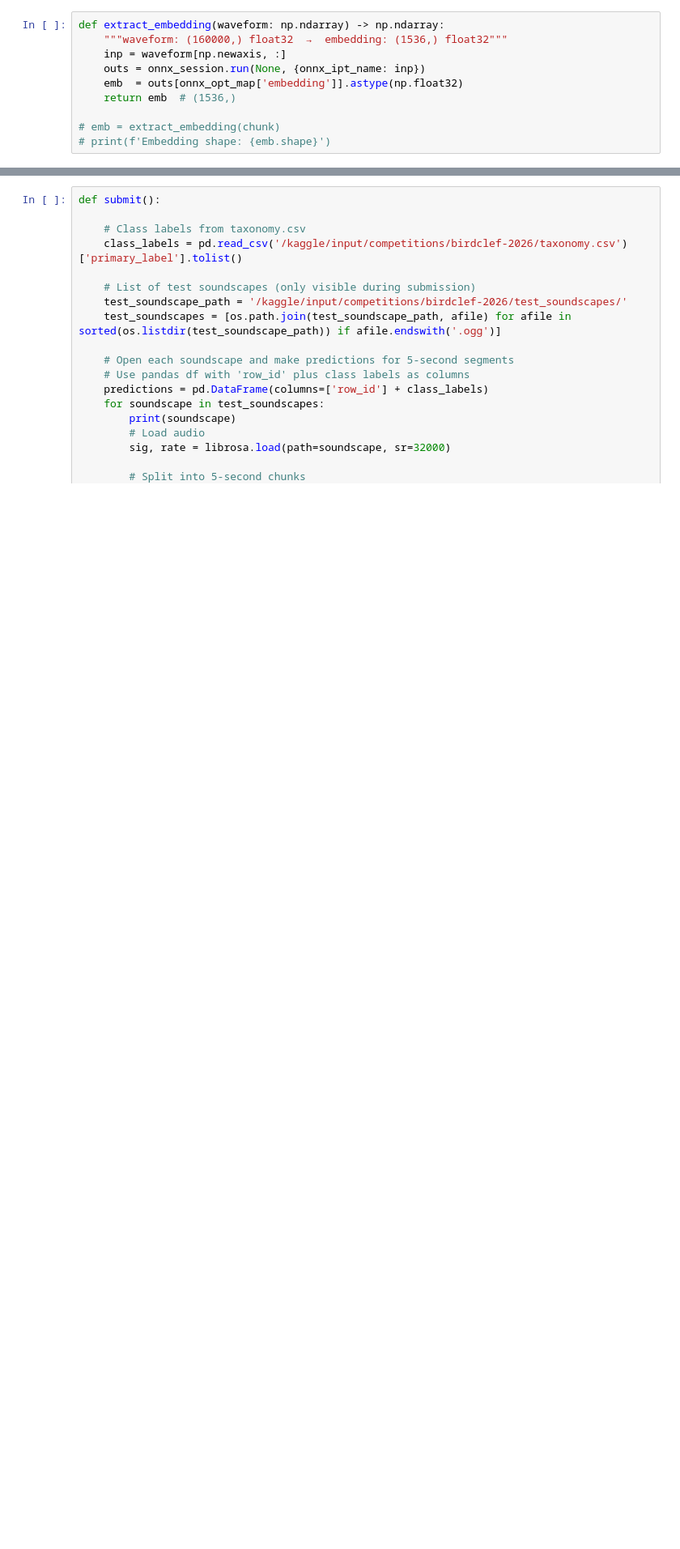
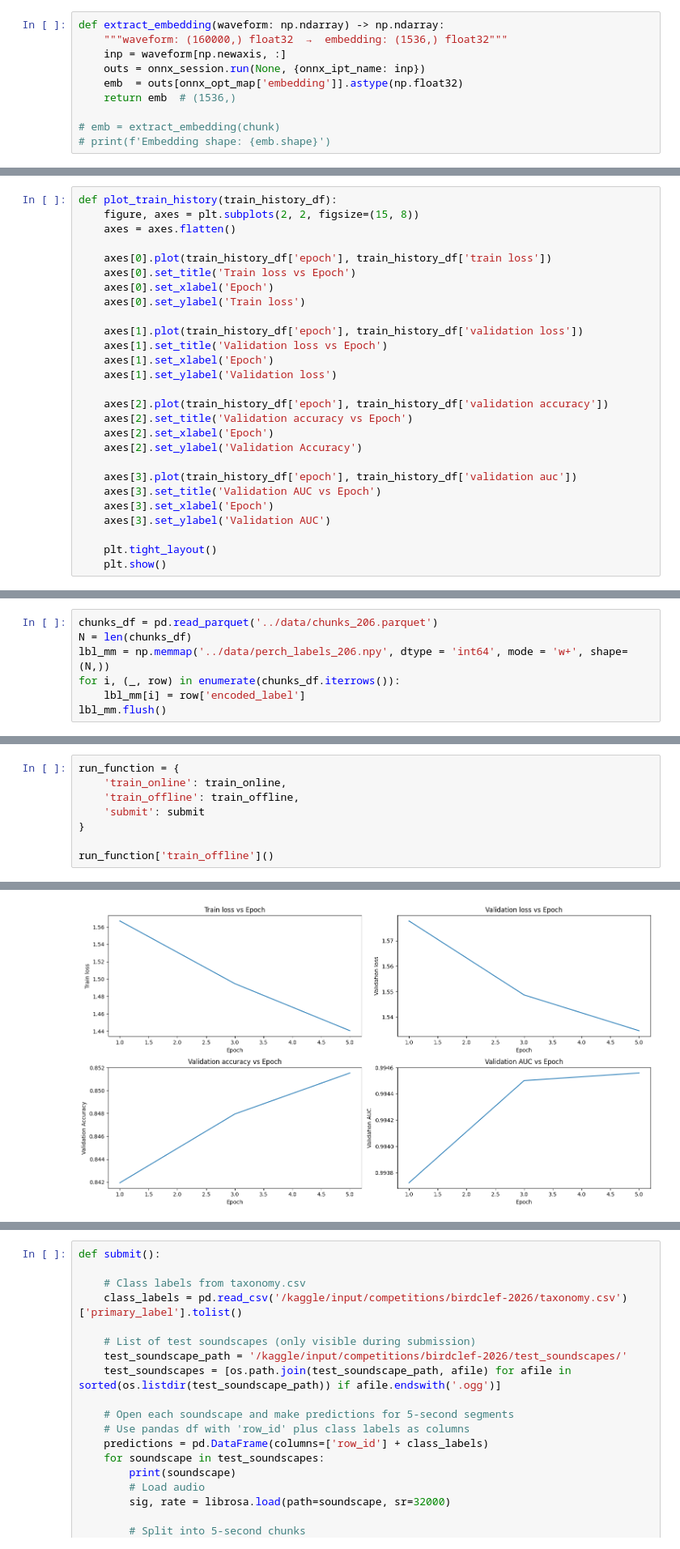
Before and after one commit to GitTurtleDone/BirdCLEF2026, a Jupyter notebook: src/perch-v2-cpu-onnx-head-nb.ipynb, the cells around one changed output, grey strips where cells are left out. Shown at 81% size. Saved outputs shown, nothing was run; the diff lists cells and outputs as text; blank space fills up the shorter version.

Commit message:
Training using ROC AUC

```diff
--- a/src/perch-v2-cpu-onnx-head-nb.ipynb
+++ b/src/perch-v2-cpu-onnx-head-nb.ipynb
@@ -200,0 +123,27 @@ def train():
+# %%
+def plot_train_history(train_history_df):
+    figure, axes = plt.subplots(2, 2, figsize=(15, 8))
+    axes = axes.flatten()
+
+    axes[0].plot(train_history_df['epoch'], train_history_df['train loss'])
+    axes[0].set_title('Train loss vs Epoch')
+    axes[0].set_xlabel('Epoch')
+    axes[0].set_ylabel('Train loss')
+
+    axes[1].plot(train_history_df['epoch'], train_history_df['validation loss'])
+    axes[1].set_title('Validation loss vs Epoch')
+    axes[1].set_xlabel('Epoch')
+    axes[1].set_ylabel('Validation loss')
+
+    axes[2].plot(train_history_df['epoch'], train_history_df['validation accuracy'])
+    axes[2].set_title('Validation accuracy vs Epoch')
+    axes[2].set_xlabel('Epoch')
+    axes[2].set_ylabel('Validation Accuracy')
+
+    axes[3].plot(train_history_df['epoch'], train_history_df['validation auc'])
+    axes[3].set_title('Validation AUC vs Epoch')
+    axes[3].set_xlabel('Epoch')
+    axes[3].set_ylabel('Validation AUC')
+
+    plt.tight_layout()
+    plt.show()
@@ -200,0 +180,7 @@ def train():
+# %%
+chunks_df = pd.read_parquet('../data/chunks_206.parquet')
+N = len(chunks_df)
+lbl_mm = np.memmap('../data/perch_labels_206.npy', dtype = 'int64', mode = 'w+', shape= (N,))
+for i, (_, row) in enumerate(chunks_df.iterrows()):
+    lbl_mm[i] = row['encoded_label']
+lbl_mm.flush()
@@ -200,0 +307,9 @@ def train():
+# %%
+run_function = {
+    'train_online': train_online,
+    'train_offline': train_offline,
+    'submit': submit
+}
+
+run_function['train_offline']()
+# %% [output]
@@ -200,0 +322 @@ def train():
+[figure, added]
```
Also changed, not shown: parts of 16 cells of this notebook, 2 other files.
